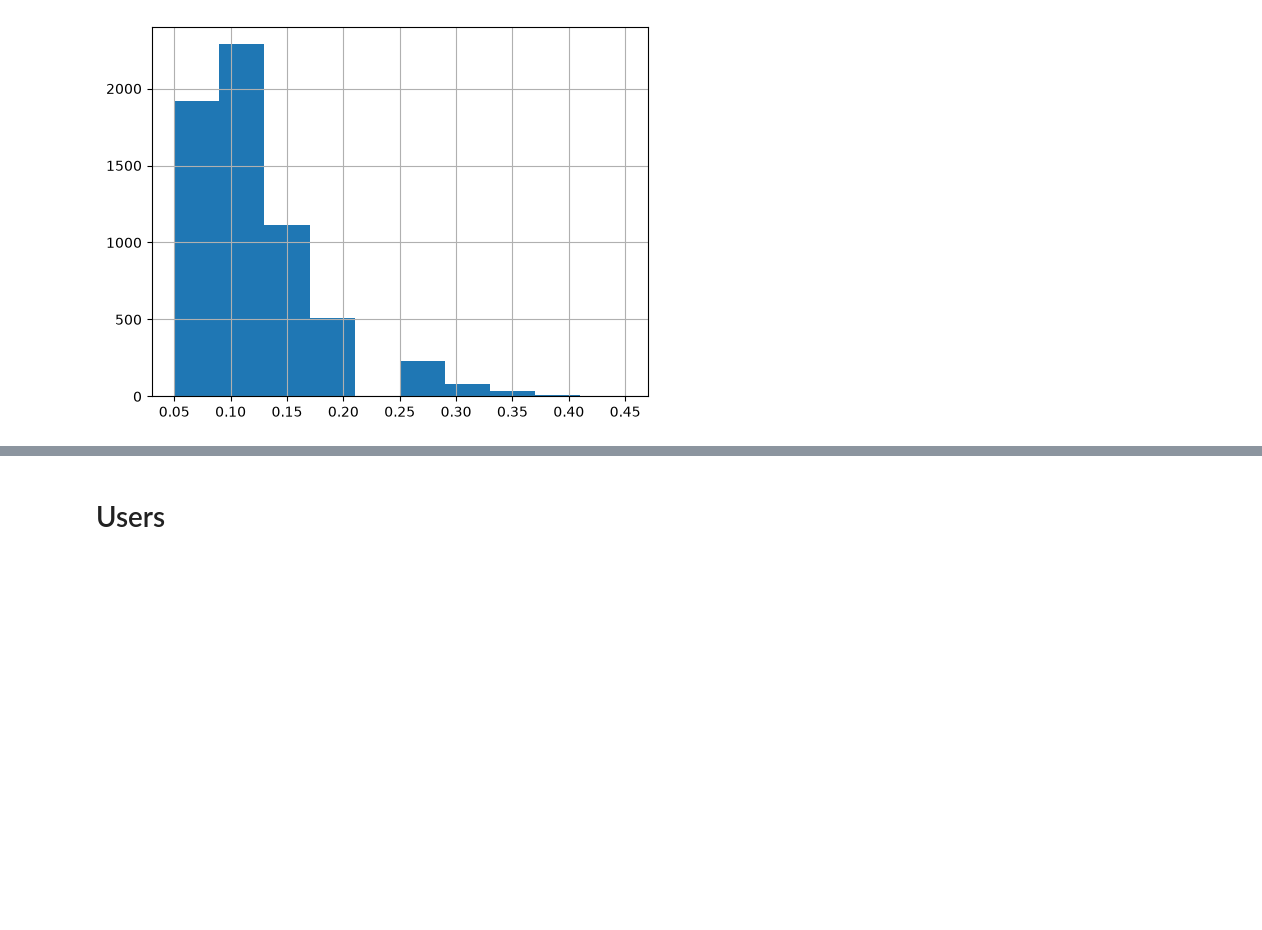
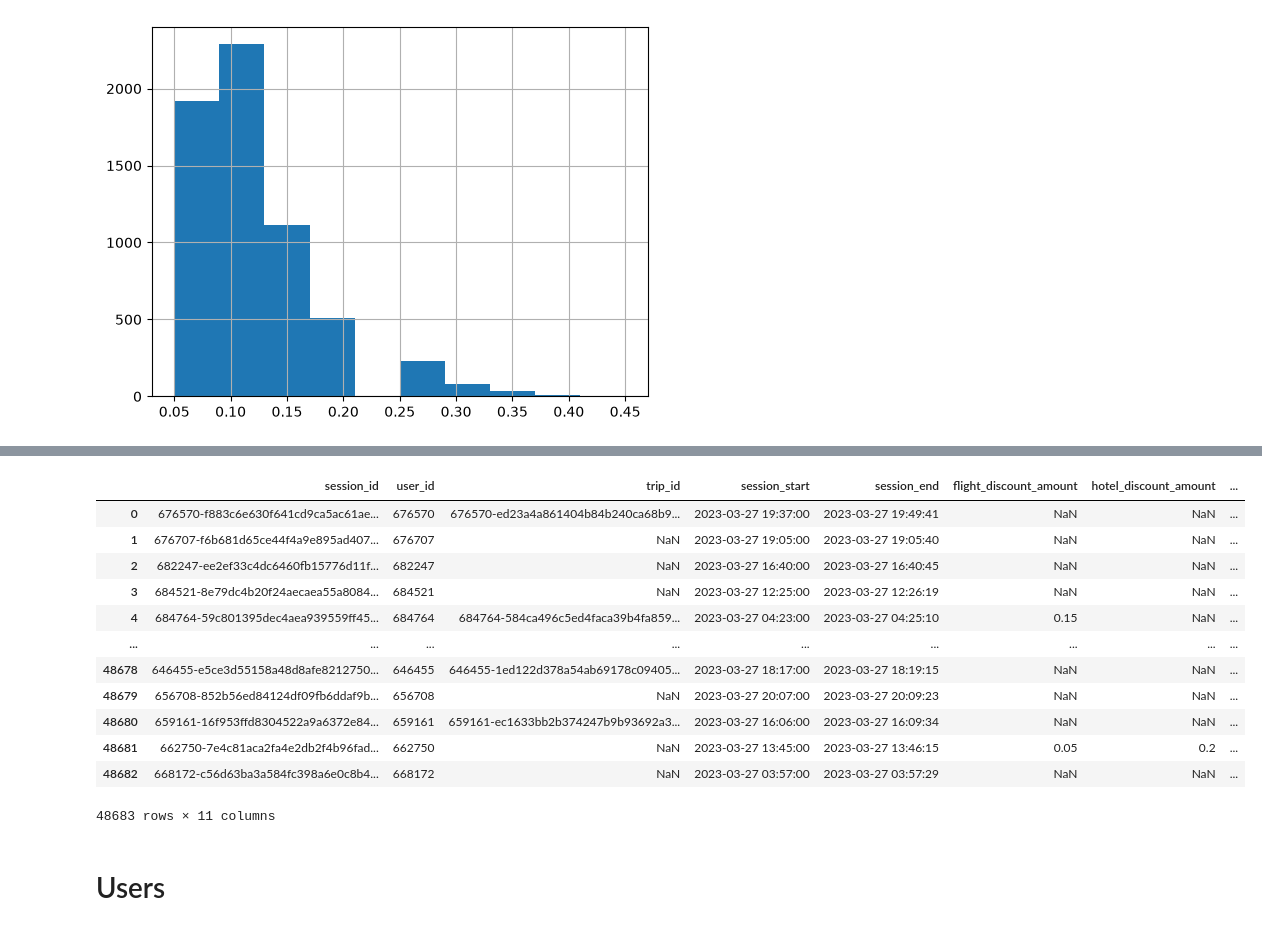
Before and after one commit to anuar-masterschool/TravelTideJul, a Jupyter notebook: EDA.ipynb, the cells around one changed output, grey strips where cells are left out. Drawn from its saved outputs; the diff is of its cells as text; code cells hidden in the pictures; blank space fills up the shorter version.

Commit message:
user_features started

```diff
--- a/EDA.ipynb
+++ b/EDA.ipynb
@@ -154,3 +219,20 @@ sessions["hotel_discount_amount"].hist()
+# %%
+sessions_preprocesed = pd.read_csv('data/preprocessed_data/sessions_preprocessed.csv')
+sessions_preprocesed
+# %% [output]
+|  | session_id | user_id | trip_id | session_start | session_end | flight_discount_amount | hotel_discount_amount | ... |
+| 0 | 676570-f883c6e630f641cd9ca5ac61ae... | 676570 | 676570-ed23a4a861404b84b240ca68b9... | 2023-03-27 19:37:00 | 2023-03-27 19:49:41 | NaN | NaN | ... |
+| 1 | 676707-f6b681d65ce44f4a9e895ad407... | 676707 | NaN | 2023-03-27 19:05:00 | 2023-03-27 19:05:40 | NaN | NaN | ... |
+| 2 | 682247-ee2ef33c4dc6460fb15776d11f... | 682247 | NaN | 2023-03-27 16:40:00 | 2023-03-27 16:40:45 | NaN | NaN | ... |
+| 3 | 684521-8e79dc4b20f24aecaea55a8084... | 684521 | NaN | 2023-03-27 12:25:00 | 2023-03-27 12:26:19 | NaN | NaN | ... |
+| 4 | 684764-59c801395dec4aea939559ff45... | 684764 | 684764-584ca496c5ed4faca39b4fa859... | 2023-03-27 04:23:00 | 2023-03-27 04:25:10 | 0.15 | NaN | ... |
+| ... | ... | ... | ... | ... | ... | ... | ... | ... |
+| 48678 | 646455-e5ce3d55158a48d8afe8212750... | 646455 | 646455-1ed122d378a54ab69178c09405... | 2023-03-27 18:17:00 | 2023-03-27 18:19:15 | NaN | NaN | ... |
+| 48679 | 656708-852b56ed84124df09fb6ddaf9b... | 656708 | NaN | 2023-03-27 20:07:00 | 2023-03-27 20:09:23 | NaN | NaN | ... |
+| 48680 | 659161-16f953ffd8304522a9a6372e84... | 659161 | 659161-ec1633bb2b374247b9b93692a3... | 2023-03-27 16:06:00 | 2023-03-27 16:09:34 | NaN | NaN | ... |
+| 48681 | 662750-7e4c81aca2fa4e2db2f4b96fad... | 662750 | NaN | 2023-03-27 13:45:00 | 2023-03-27 13:46:15 | 0.05 | 0.2 | ... |
+| 48682 | 668172-c56d63ba3a584fc398a6e0c8b4... | 668172 | NaN | 2023-03-27 03:57:00 | 2023-03-27 03:57:29 | NaN | NaN | ... |
+48683 rows × 11 columns
 # %% [markdown]
 # Users
 # %%
```
Also changed, not shown: parts of 19 cells of this notebook, 4 other files.
